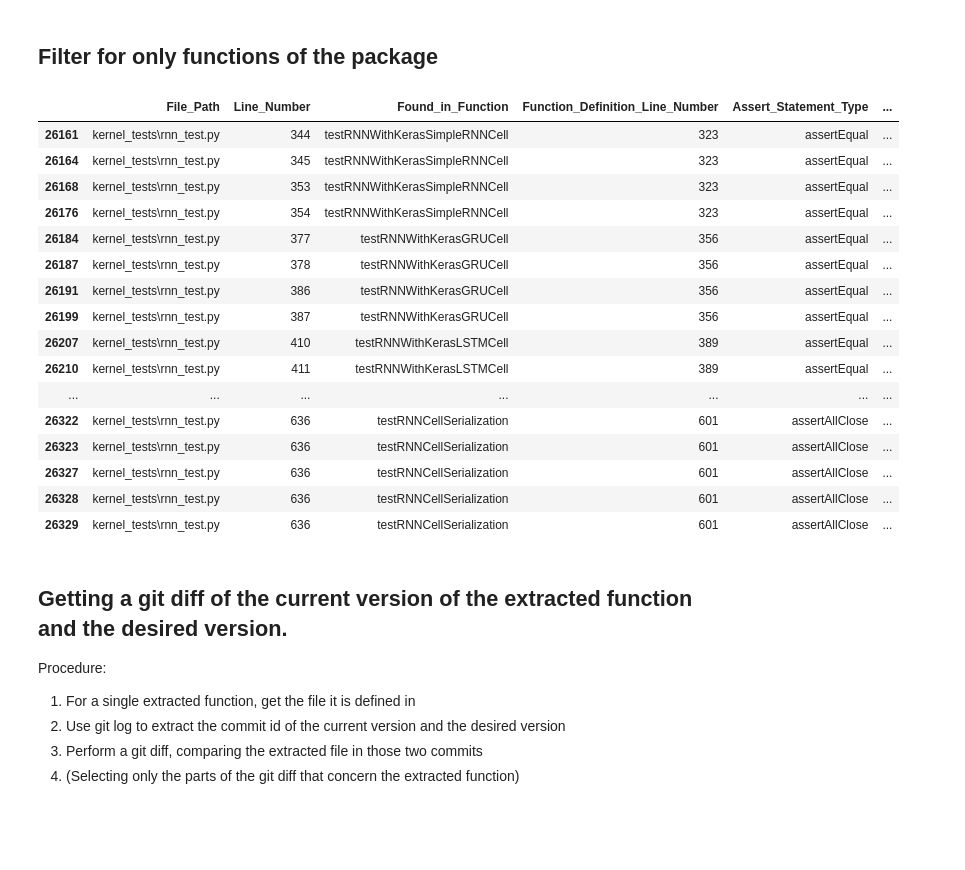
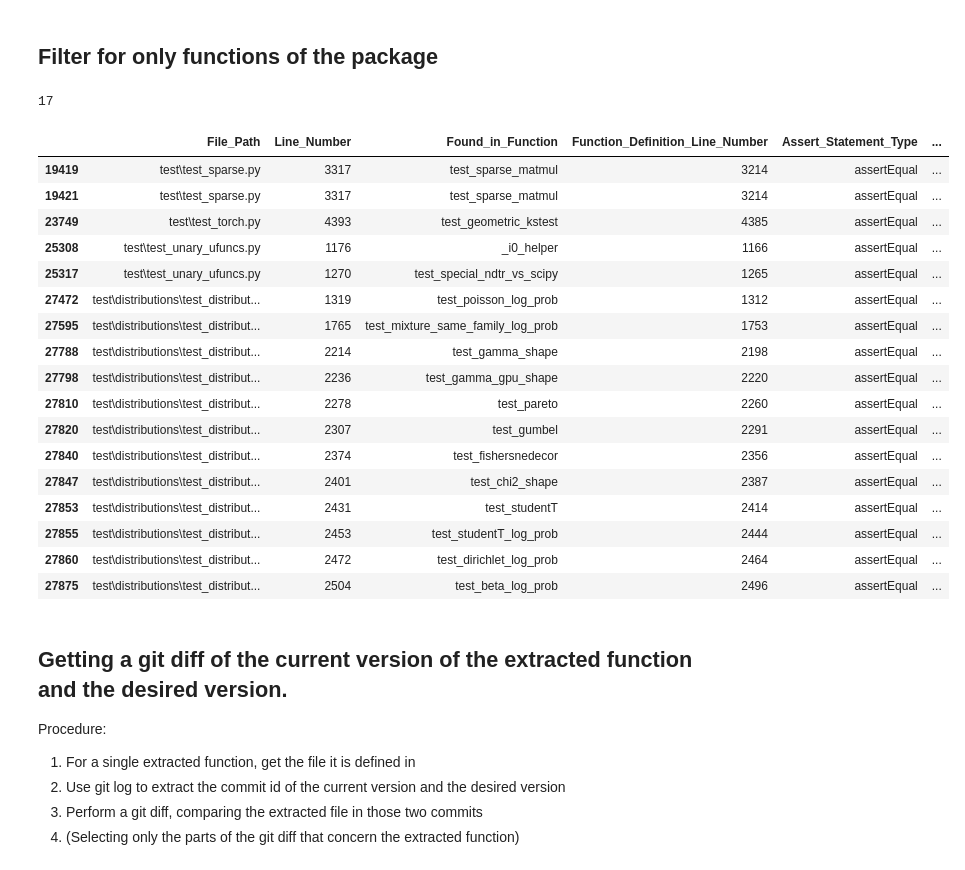
Before and after one commit to AlexanderProchnow/DLL_Testing_Tool, a Jupyter notebook: Code/2_Commit_Extraction_and_Analysis/1_Extracting_commits.ipynb, the cells around one changed output. Saved outputs shown, nothing was run; the diff lists cells and outputs as text; code cells hidden in the pictures; blank space fills up the shorter version.

```diff
--- a/Code/2_Commit_Extraction_and_Analysis/1_Extracting_commits.ipynb
+++ b/Code/2_Commit_Extraction_and_Analysis/1_Extracting_commits.ipynb
@@ -188,45 +184,53 @@ df = pd.read_csv('../../1_Test_Case_Extraction_and_Analysis/extracted_data/{}_da
 ## Filter for only functions of the package
 # %%
 # For tensorflow 1.12.0, comment this line in:
-package_name = 'keras'
+#package_name = 'keras'
+package_name = 'scipy'
+
+# for filter keywords we use the '^' regex to mark the start of the string
+searchfor = ['^'+package_name+'\.', '^stats\.', ]
 
 # As a temporary solution, we will filter these for functions that contain 'package_name.' specifically
 column_to_filter = 'Differential_Test_Function'
 filter_keyword = package_name + '\.'
+
+filter_keyword = '|'.join(searchfor)
 
 relevant_test_cases = df[df[column_to_filter].str.contains(filter_keyword, na=False)]
 relevant_test_cases_unique = relevant_test_cases.Differential_Test_Function.unique()
 
 # For demonstration: Test cases found in rnn_test.py (TF 1.12.0):
 # Windows:
 demo_test_cases = relevant_test_cases[relevant_test_cases.File_Path.str.contains(os.sep + 'rnn_test.py', regex=False)]
 
 # Mac:
 demo_test_cases = relevant_test_cases[relevant_test_cases.File_Path.str.contains('\\rnn_test.py', regex=False)]
 #demo_extracted_functions = demo_test_cases.Differential_Test_Function.unique()
-relevant_test_cases = demo_test_cases
+#relevant_test_cases = demo_test_cases
 
 #package_name = 'tensorflow'
-
-relevant_test_cases
+print(len(relevant_test_cases))
+display(relevant_test_cases)
 # %% [output]
+17
 |  | File_Path | Line_Number | Found_in_Function | Function_Definition_Line_Number | Assert_Statement_Type | ... |
-| 26161 | kernel_tests\rnn_test.py | 344 | testRNNWithKerasSimpleRNNCell | 323 | assertEqual | ... |
-| 26164 | kernel_tests\rnn_test.py | 345 | testRNNWithKerasSimpleRNNCell | 323 | assertEqual | ... |
-| 26168 | kernel_tests\rnn_test.py | 353 | testRNNWithKerasSimpleRNNCell | 323 | assertEqual | ... |
-| 26176 | kernel_tests\rnn_test.py | 354 | testRNNWithKerasSimpleRNNCell | 323 | assertEqual | ... |
-| 26184 | kernel_tests\rnn_test.py | 377 | testRNNWithKerasGRUCell | 356 | assertEqual | ... |
-| 26187 | kernel_tests\rnn_test.py | 378 | testRNNWithKerasGRUCell | 356 | assertEqual | ... |
-| 26191 | kernel_tests\rnn_test.py | 386 | testRNNWithKerasGRUCell | 356 | assertEqual | ... |
-| 26199 | kernel_tests\rnn_test.py | 387 | testRNNWithKerasGRUCell | 356 | assertEqual | ... |
-| 26207 | kernel_tests\rnn_test.py | 410 | testRNNWithKerasLSTMCell | 389 | assertEqual | ... |
-| 26210 | kernel_tests\rnn_test.py | 411 | testRNNWithKerasLSTMCell | 389 | assertEqual | ... |
-| ... | ... | ... | ... | ... | ... | ... |
-| 26322 | kernel_tests\rnn_test.py | 636 | testRNNCellSerialization | 601 | assertAllClose | ... |
-| 26323 | kernel_tests\rnn_test.py | 636 | testRNNCellSerialization | 601 | assertAllClose | ... |
-| 26327 | kernel_tests\rnn_test.py | 636 | testRNNCellSerialization | 601 | assertAllClose | ... |
-| 26328 | kernel_tests\rnn_test.py | 636 | testRNNCellSerialization | 601 | assertAllClose | ... |
-| 26329 | kernel_tests\rnn_test.py | 636 | testRNNCellSerialization | 601 | assertAllClose | ... |
+| 19419 | test\test_sparse.py | 3317 | test_sparse_matmul | 3214 | assertEqual | ... |
+| 19421 | test\test_sparse.py | 3317 | test_sparse_matmul | 3214 | assertEqual | ... |
+| 23749 | test\test_torch.py | 4393 | test_geometric_kstest | 4385 | assertEqual | ... |
+| 25308 | test\test_unary_ufuncs.py | 1176 | _i0_helper | 1166 | assertEqual | ... |
+| 25317 | test\test_unary_ufuncs.py | 1270 | test_special_ndtr_vs_scipy | 1265 | assertEqual | ... |
+| 27472 | test\distributions\test_distribut... | 1319 | test_poisson_log_prob | 1312 | assertEqual | ... |
+| 27595 | test\distributions\test_distribut... | 1765 | test_mixture_same_family_log_prob | 1753 | assertEqual | ... |
+| 27788 | test\distributions\test_distribut... | 2214 | test_gamma_shape | 2198 | assertEqual | ... |
+| 27798 | test\distributions\test_distribut... | 2236 | test_gamma_gpu_shape | 2220 | assertEqual | ... |
+| 27810 | test\distributions\test_distribut... | 2278 | test_pareto | 2260 | assertEqual | ... |
+| 27820 | test\distributions\test_distribut... | 2307 | test_gumbel | 2291 | assertEqual | ... |
+| 27840 | test\distributions\test_distribut... | 2374 | test_fishersnedecor | 2356 | assertEqual | ... |
+| 27847 | test\distributions\test_distribut... | 2401 | test_chi2_shape | 2387 | assertEqual | ... |
+| 27853 | test\distributions\test_distribut... | 2431 | test_studentT | 2414 | assertEqual | ... |
+| 27855 | test\distributions\test_distribut... | 2453 | test_studentT_log_prob | 2444 | assertEqual | ... |
+| 27860 | test\distributions\test_distribut... | 2472 | test_dirichlet_log_prob | 2464 | assertEqual | ... |
+| 27875 | test\distributions\test_distribut... | 2504 | test_beta_log_prob | 2496 | assertEqual | ... |
 # %%
 filter_keyword
 # %% [markdown]
```
Also changed, not shown: parts of 6 cells of this notebook, 2 other files.
